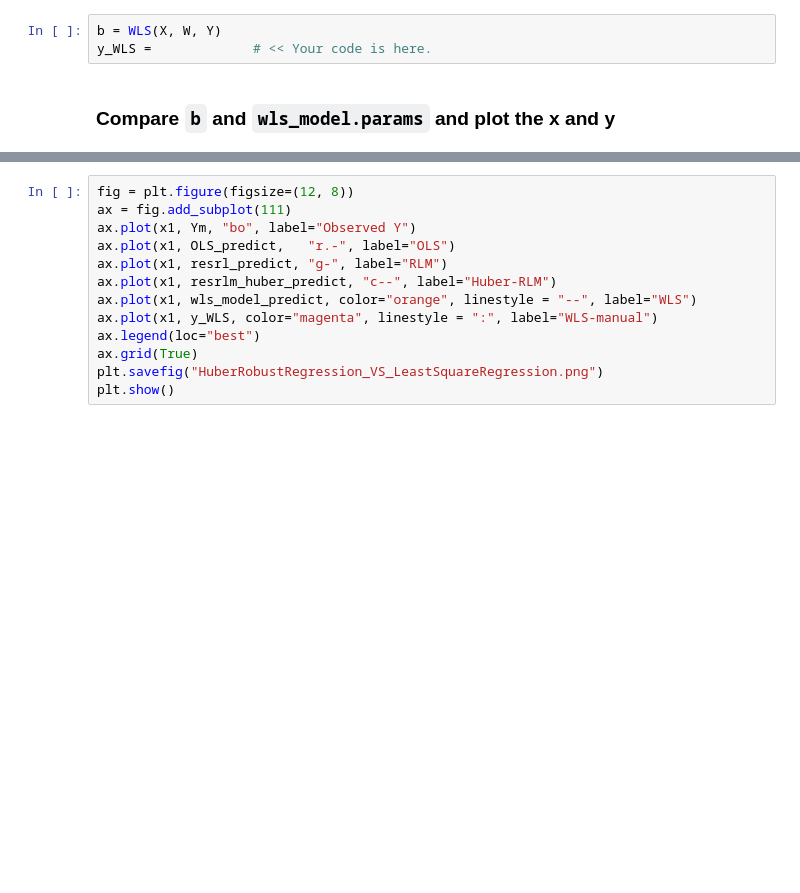
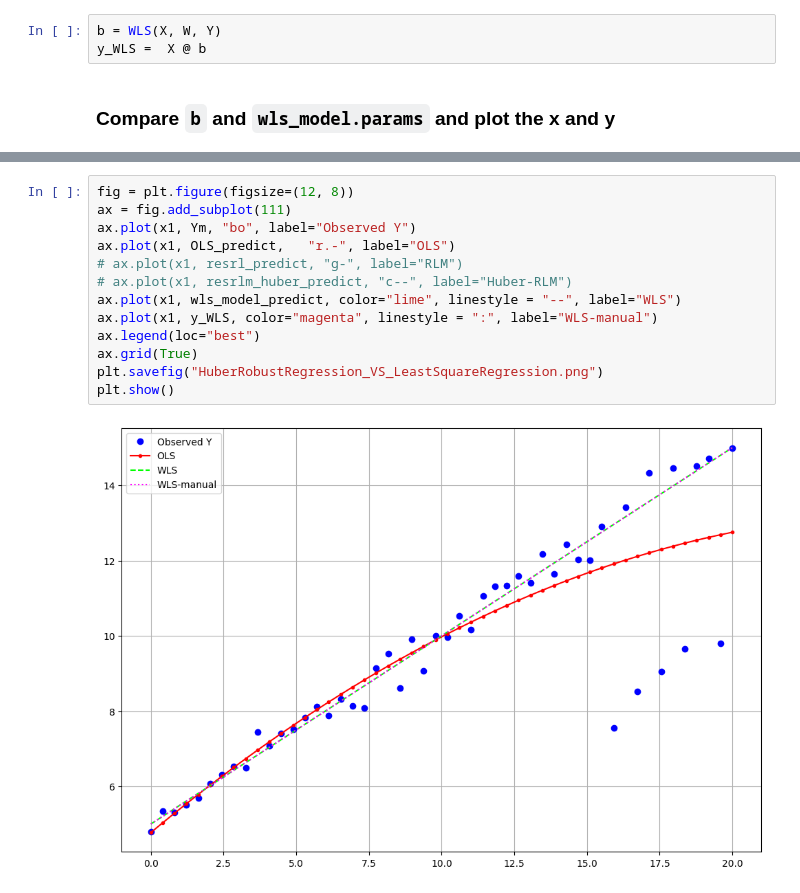
Before and after one commit to GabbySuwichaya/Statistical-Learning-EE575, a Jupyter notebook: Tutorial2/main.ipynb, the cells around one changed output, grey strips where cells are left out. Cells and saved outputs as stored; diff of their text form; blank space fills up the shorter version.

```diff
--- a/Tutorial2/main.ipynb
+++ b/Tutorial2/main.ipynb
@@ -121,7 +146,7 @@ and calculate the prediction into y_WLS
 You will have to perform the matrix multiplication between b and X.
 # %%
 b = WLS(X, W, Y)
-y_WLS =             # << Your code is here.
+y_WLS =  X @ b
 # %% [markdown]
 ### Compare `b` and `wls_model.params` and plot the x and y
 # %%
@@ -130,13 +160,15 @@ print(wls_model.params)
 # %%
 fig = plt.figure(figsize=(12, 8))
 ax = fig.add_subplot(111)
 ax.plot(x1, Ym, "bo", label="Observed Y")
 ax.plot(x1, OLS_predict,   "r.-", label="OLS")
-ax.plot(x1, resrl_predict, "g-", label="RLM")
-ax.plot(x1, resrlm_huber_predict, "c--", label="Huber-RLM")
-ax.plot(x1, wls_model_predict, color="orange", linestyle = "--", label="WLS")
+# ax.plot(x1, resrl_predict, "g-", label="RLM")
+# ax.plot(x1, resrlm_huber_predict, "c--", label="Huber-RLM")
+ax.plot(x1, wls_model_predict, color="lime", linestyle = "--", label="WLS")
 ax.plot(x1, y_WLS, color="magenta", linestyle = ":", label="WLS-manual")
 ax.legend(loc="best")
 ax.grid(True)
 plt.savefig("HuberRobustRegression_VS_LeastSquareRegression.png")
 plt.show()
+# %% [output]
+[figure, added]
```
Also changed, not shown: parts of 4 cells of this notebook, 3 other files.
